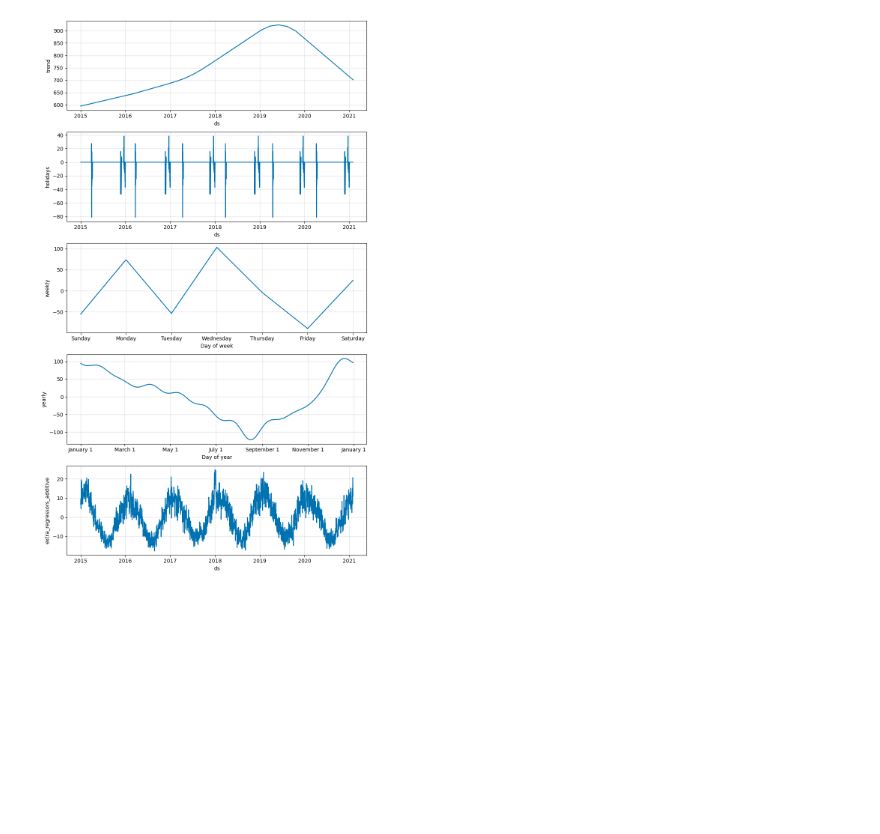
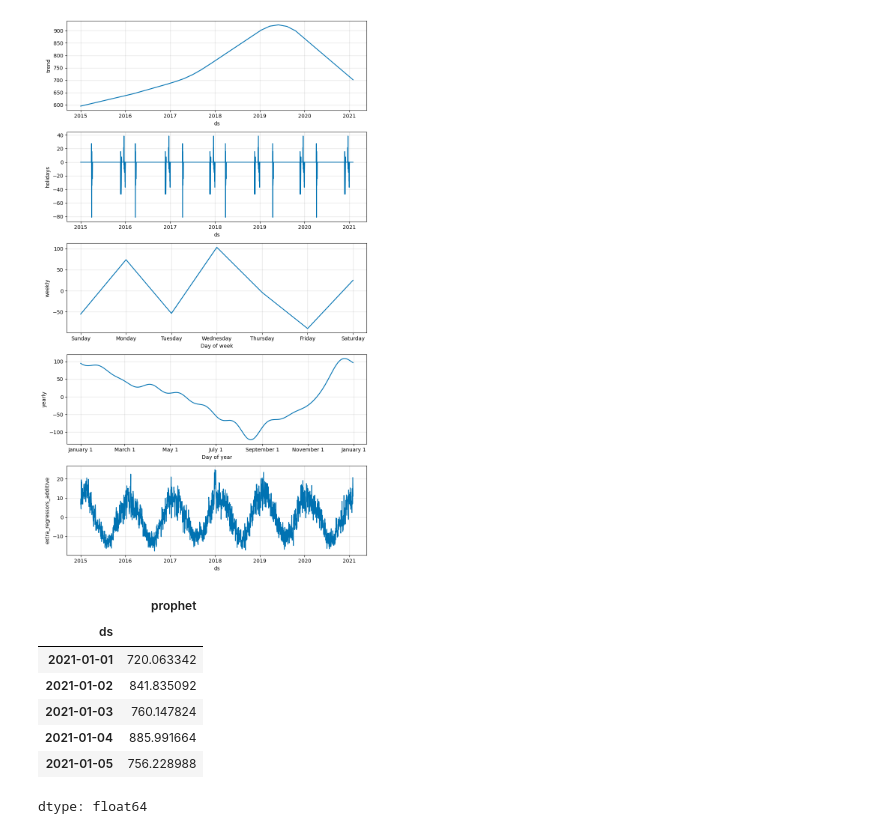
Before and after one commit to mrcruz117/Prophet-Forecast, a Jupyter notebook: Prophet_Forecast_Dev.ipynb, the cells around one changed output. Drawn from its saved outputs; the diff is of its cells as text; code cells hidden in the pictures; blank space fills up the shorter version.

Commit message:
re-index, export results

```diff
--- a/Prophet_Forecast_Dev.ipynb
+++ b/Prophet_Forecast_Dev.ipynb
@@ -200,3 +200,17 @@ m.plot_components(forcast)
 # %% [output]
 [figure]
 [figure]
+# %%
+predictions_prophet = forecast.yhat[-len(future_df):].rename('prophet')
+# more helpful to index by date
+predictions_prophet.index = future_df['ds']
+predictions_prophet.head()
+# %% [output]
+|  | prophet |
+| ds |  |
+| 2021-01-01 | 720.063342 |
+| 2021-01-02 | 841.835092 |
+| 2021-01-03 | 760.147824 |
+| 2021-01-04 | 885.991664 |
+| 2021-01-05 | 756.228988 |
+dtype: float64
```
Also changed, not shown: parts of 3 cells of this notebook.
